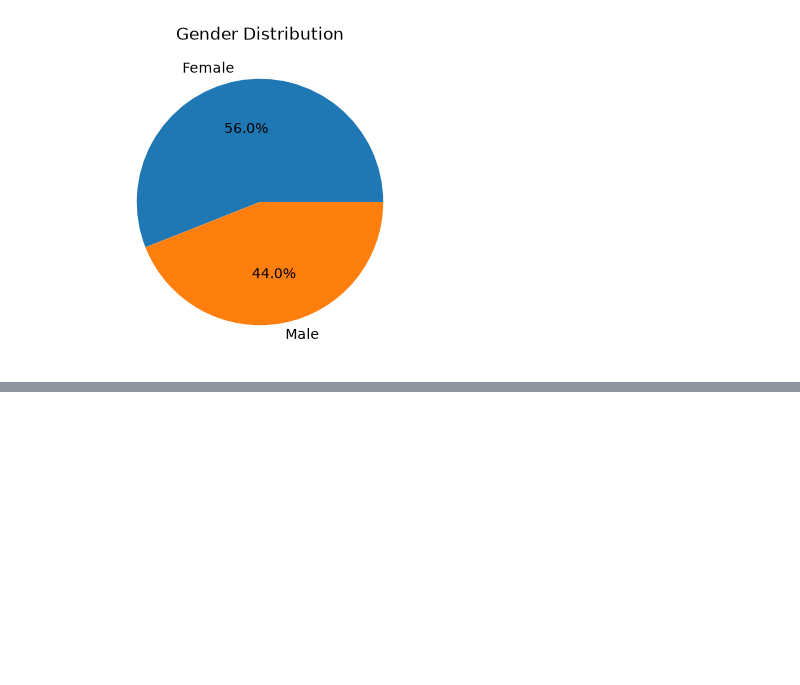
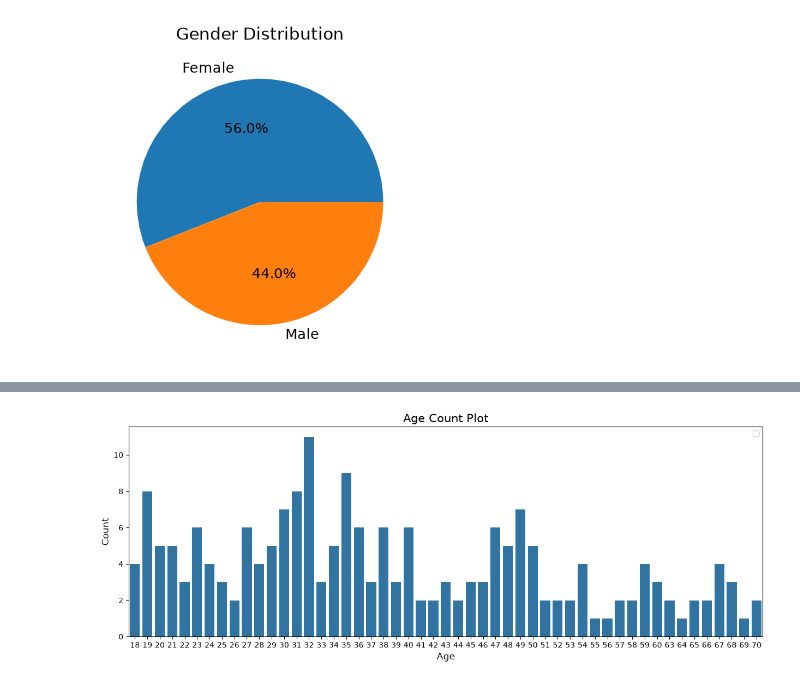
Before and after one commit to Dale-Alexander/ACI, a Jupyter notebook: 02_data_exploration/02_Mall_Customers.ipynb, the cells around one changed output, grey strips where cells are left out. Saved outputs shown, nothing was run; the diff lists cells and outputs as text; code cells hidden in the pictures; blank space fills up the shorter version.

```diff
--- a/02_data_exploration/02_Mall_Customers.ipynb
+++ b/02_data_exploration/02_Mall_Customers.ipynb
@@ -218,0 +272,11 @@ Index(['CustomerID', 'Gender', 'Age', 'Annual Income (k$)',
+# %%
+# count plot for 'age'
+plt.figure(figsize=(15,5))
+sns.countplot(x=customers['age'])
+plt.title('Age Count Plot', fontsize=15)
+plt.xlabel('Age', fontsize=12)
+plt.ylabel('Count', fontsize=12)
+plt.legend()
+plt.show()
+# %% [output]
+[figure, added]
```
Also changed, not shown: parts of 33 cells of this notebook.
